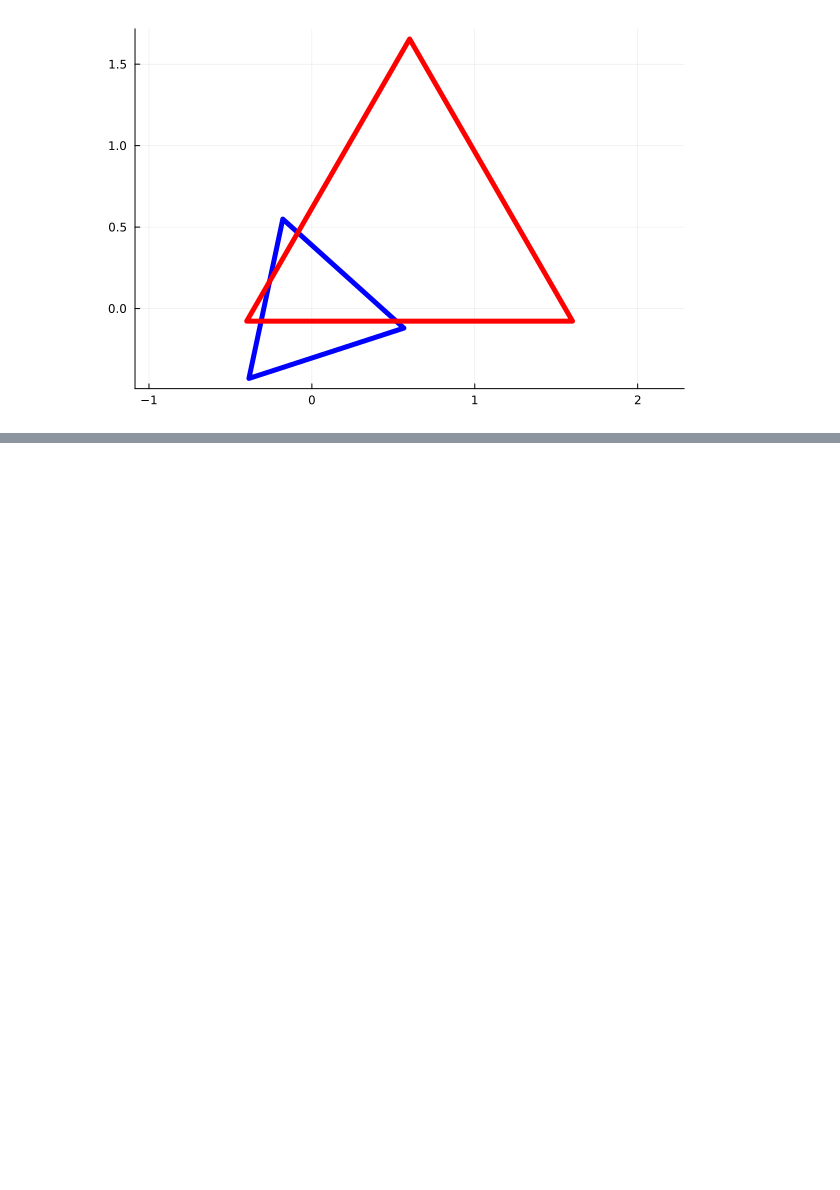
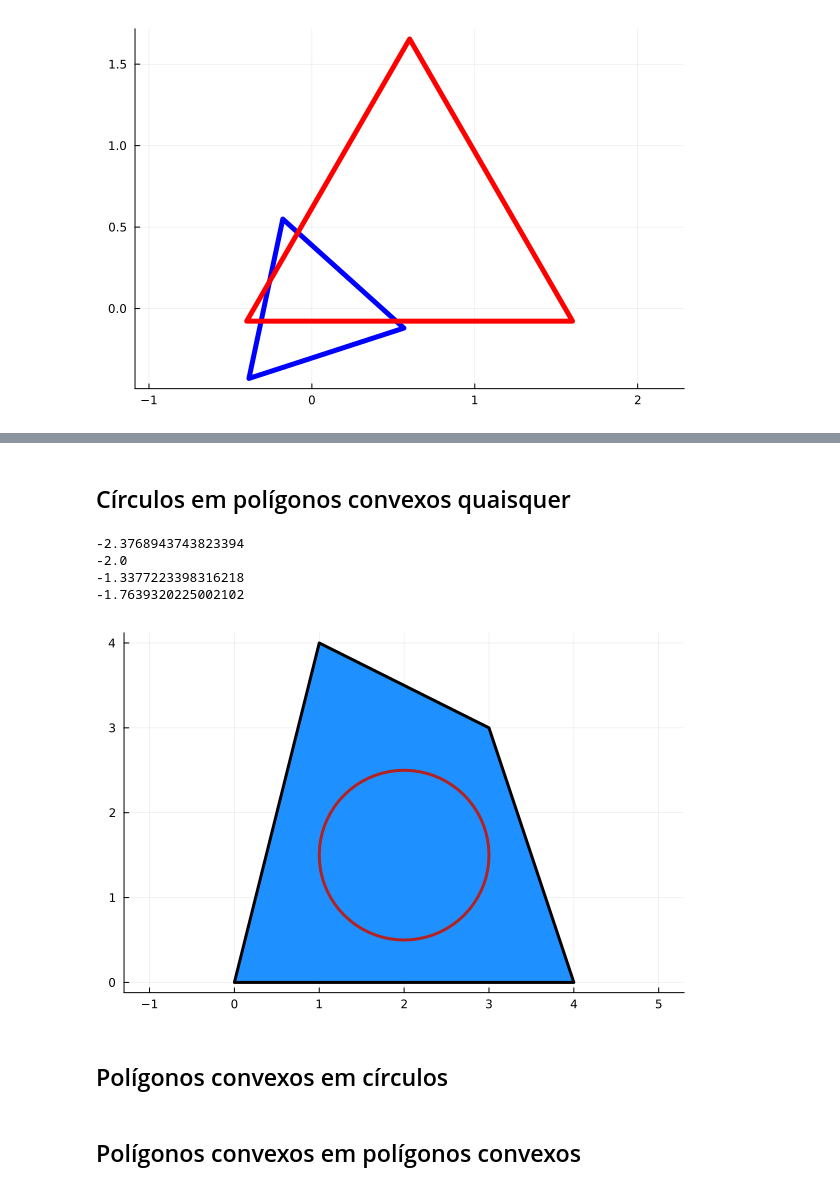
Before and after one commit to fsobral/minicurso-empacotamento, a Jupyter notebook: modelando-empacotamentos.ipynb, the cells around one changed output, grey strips where cells are left out. Cells and saved outputs as stored; diff of their text form; code cells hidden in the pictures; blank space fills up the shorter version.

```diff
--- a/modelando-empacotamentos.ipynb
+++ b/modelando-empacotamentos.ipynb
@@ -221,0 +260,32 @@ plot!(caixa(L, W), c=false, lc=:black, lw=5, label=false, aspect_ratio=true)
+# %% [markdown]
+## Círculos em polígonos convexos quaisquer
+# %%
+c1 = [2, 1.5]
+r1 = 1.0
+
+poligono_qualquer = [0 0; 4 0; 3 3; 1 4]
+
+w = poligono_qualquer[end, :]
+
+for v in eachrow(poligono_qualquer)
+
+    n = [(v[2] - w[2]), -(v[1] - w[1])]
+
+    println(dot(n, c1 + r1 * n / norm(n)) - dot(n, w))
+
+    w = v
+
+end
+
+plot(poligono(poligono_qualquer), c=:dodgerblue, lc=:black, lw=3, label=false, aspect_ratio=true)
+plot!(circulo(c1, r1), c=false, lc=:firebrick, lw=3, label=false, aspect_ratio=true)
+# %% [output]
+-2.3768943743823394
+-2.0
+-1.3377223398316218
+-1.7639320225002102
+[figure, added]
+# %% [markdown]
+## Polígonos convexos em círculos
+# %% [markdown]
+## Polígonos convexos em polígonos convexos
```
Also changed, not shown: parts of 29 cells of this notebook, 1 other file.
